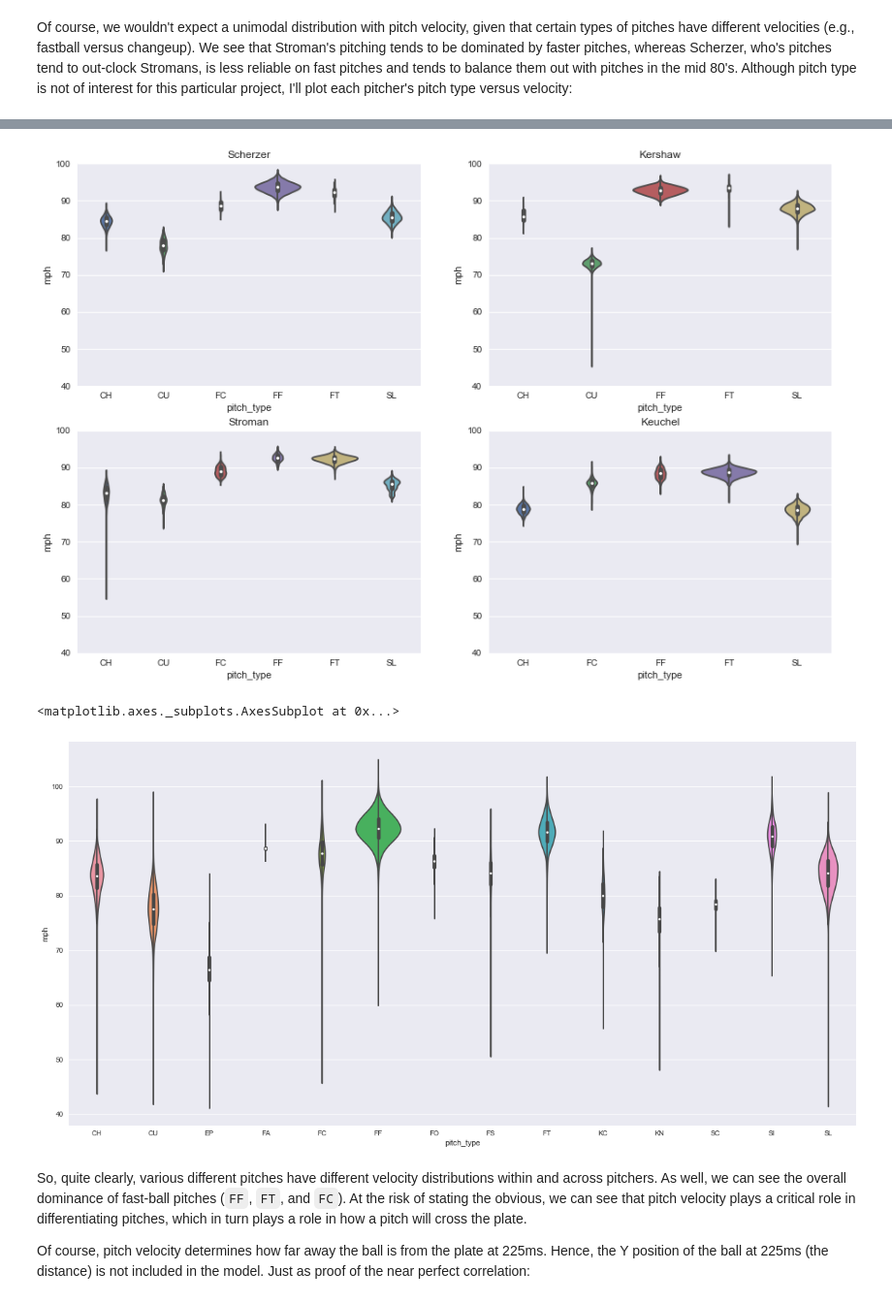
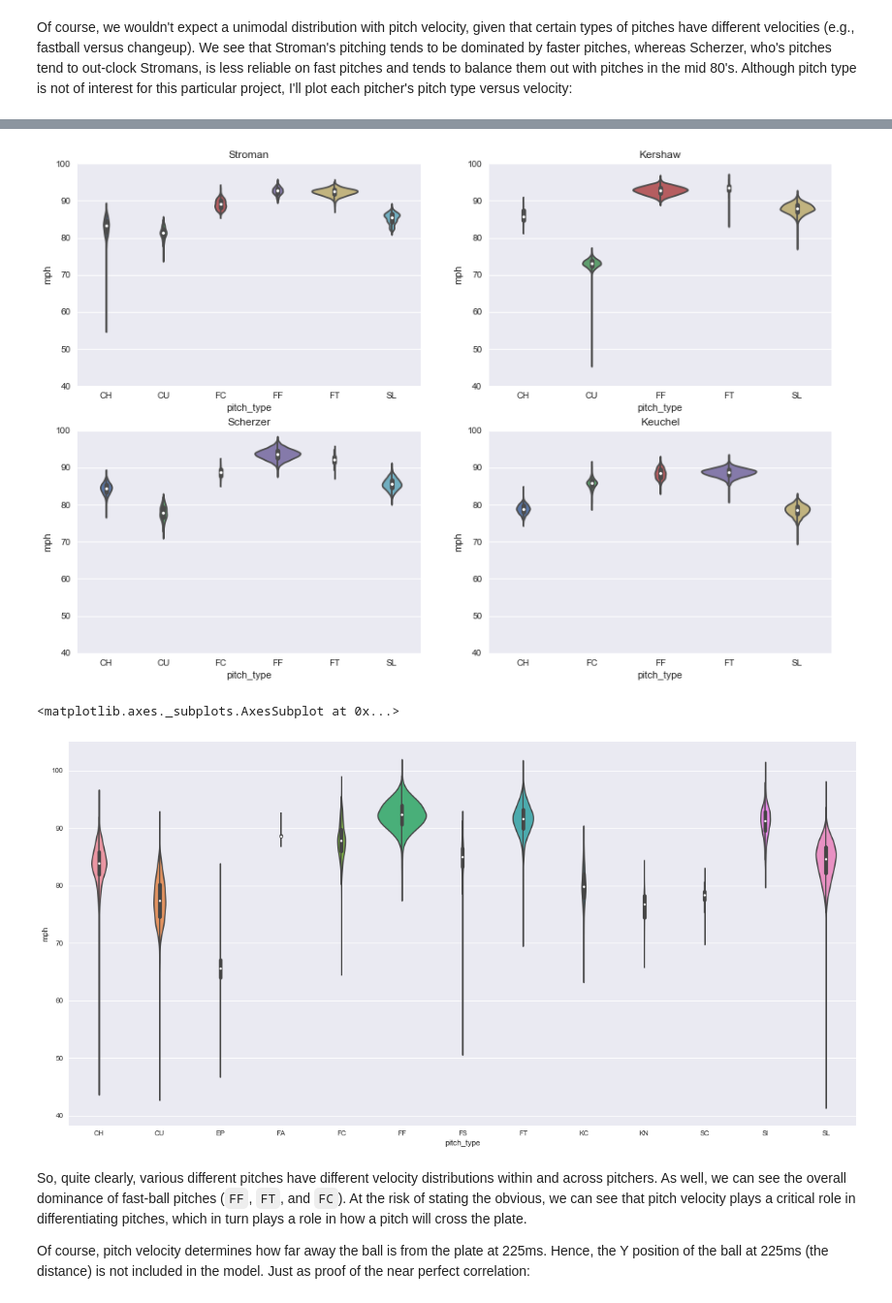
Before and after one commit to danjgale/predict-pitch, a Jupyter notebook: notebooks/pitching.ipynb, the cells around one changed output, grey strips where cells are left out. Shown at 97% size. Cells and saved outputs as stored; diff of their text form; code cells hidden in the pictures.

Commit message:
added pitcher shortlist for data

```diff
--- a/notebooks/pitching.ipynb
+++ b/notebooks/pitching.ipynb
@@ -54,0 +66,5 @@ df = df.dropna(subset=['tx_225', 'tz_225', 'tx_175', 'tz_175', 'spin_rate'])
+# %%
+selected_pitchers = pd.read_csv('../data/pitcher_stats.csv')
+
+df = df.merge(selected_pitchers[['mlb_id', 'Name']], left_on='pitcher', right_on='mlb_id')
+df.shape
@@ -71,4 +89,4 @@ First, we'll plot some pitch location density maps for a few pitchers. Then, we'
 # mean-center each pitcher
 pitchers = df.groupby('pitcher')
 scale_feats = ['tx_225', 'tz_225', 'tx_175', 'tz_175', 'px', 'pz', 'x0', 'z0']
-df_scaled, objs = features.scale_pitchers(df, scale_feats)
+df, objs = features.scale_pitchers(df, scale_feats)
@@ -75,9 +103,9 @@ df_scaled, objs = features.scale_pitchers(df, scale_feats)
 # %%
 # plot density plots of exemplar pitchers
-stroman = df_scaled[df_scaled['pitcher_name'] == 'Marcus Stroman']
-kershaw = df_scaled[df_scaled['pitcher_name'] == 'Clayton Kershaw']
-scherzer = df_scaled[df_scaled['pitcher_name'] == 'Max Scherzer']
-keuchel = df_scaled[df_scaled['pitcher_name'] == 'Dallas Keuchel']
+stroman = df[df['pitcher_name'] == 'Marcus Stroman']
+kershaw = df[df['pitcher_name'] == 'Clayton Kershaw']
+scherzer = df[df['pitcher_name'] == 'Max Scherzer']
+keuchel = df[df['pitcher_name'] == 'Dallas Keuchel']
 # %%
 plt.figure(figsize=[20, 20])
 pitcher_names = ['Stroman', 'Kershaw', 'Scherzer', 'Keuchel']
@@ -172,52 +199,50 @@ Keuchel's pitch types: ['CH', 'FC', 'FF', 'FT', 'IN', 'SL']
 plt.figure(figsize=(15, 10))
 for i, (k, v) in enumerate(pitchers.items()):
     plt.subplot(2, 2, i + 1)
-    # drop misc pitches (IN, PO, AB?) and sort them
+    # drop misc pitches (PO, AB?) and sort them
     # alphabetically along x axis
     sns.violinplot(
         x='pitch_type',
         y='mph',
         data=v[
-            (v['pitch_type'] != 'IN') &
             (v['pitch_type'] != 'AB') &
             (v['pitch_type'] != 'PO')
         ],
         jitter=True,
         order=sorted(
             [i for i in np.unique(v.pitch_type)
-             if i not in ['AB', 'PO', 'IN']]
+             if i not in ['AB', 'PO']]
         ),
         scale='count'
     )
     plt.title(k)
     plt.ylim(40, 100)
 # %% [output]
-[figure, old version]
+[figure, new version]
 # %%
 # looking at the entire league rather than just the subset
 
-df_scaled['mph'] = features.convert_velocity(df_scaled.vy0)
+df['mph'] = features.convert_velocity(df.vy0)
 
 plt.figure(figsize=(20, 10))
 sns.violinplot(
     x='pitch_type',
     y='mph',
-    data=df_scaled[
-        (df_scaled['pitch_type'] != 'IN') &
-        (df_scaled['pitch_type'] != 'AB') &
-        (df_scaled['pitch_type'] != 'PO') &
-        (df_scaled['pitch_type'] != 'UN')
+    data=df[
+        (df['pitch_type'] != 'AB') &
+        (df['pitch_type'] != 'PO') &
+        (df['pitch_type'] != 'UN')
     ],
     jitter=True,
     order=sorted(
-        [i for i in np.unique(df_scaled.pitch_type)
-         if i not in ['AB', 'PO', 'IN', 'UN']]
+        [i for i in np.unique(df.pitch_type)
+         if i not in ['AB', 'PO', 'UN']]
     ),
     scale='count'
 )
 # %% [output]
 <matplotlib.axes._subplots.AxesSubplot at 0x...>
-[figure, old version]
+[figure, new version]
 # %% [markdown]
 So, quite clearly, various different pitches have different velocity distributions within and across pitchers. As well, we can see the overall dominance of fast-ball pitches (`FF`, `FT`, and `FC`). At the risk of stating the obvious, we can see that pitch velocity plays a critical role in differentiating pitches, which in turn plays a role in how a pitch will cross the plate.
 
```
Also changed, not shown: parts of 28 cells of this notebook.
